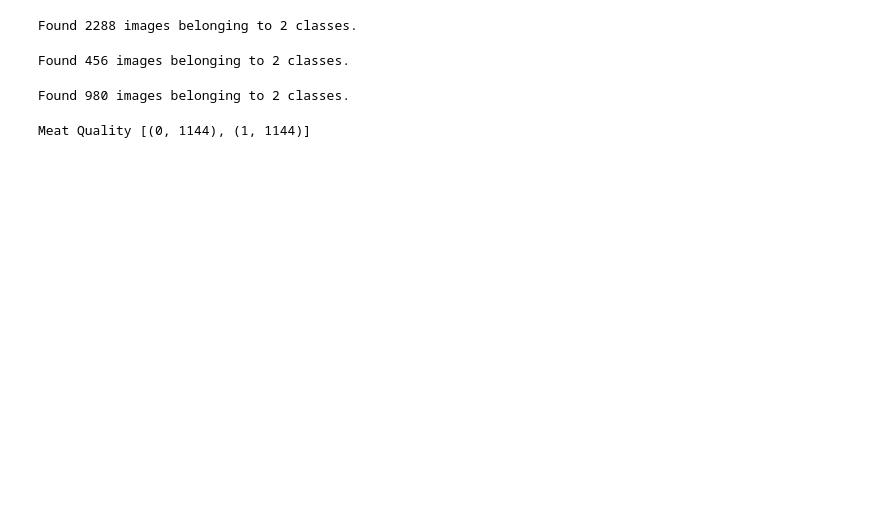
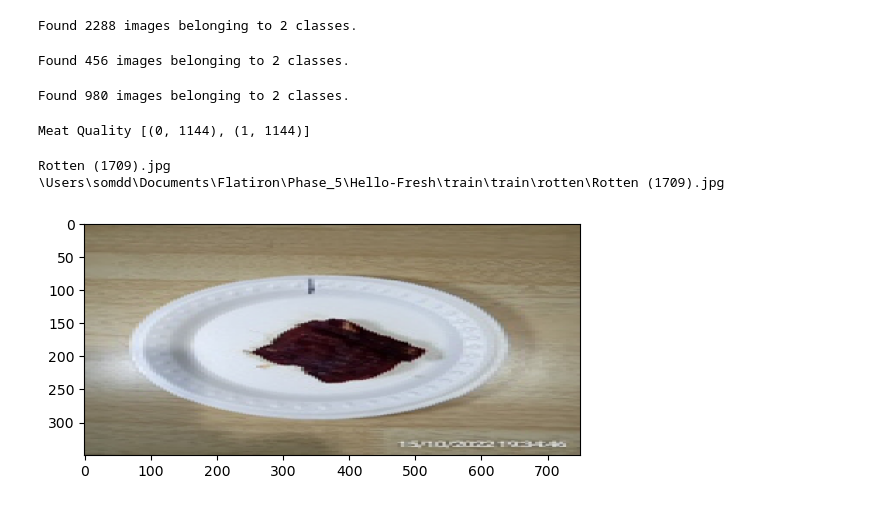
Before and after one commit to ddcots24/Hello-Fresh, a Jupyter notebook: Hello_Fresh.ipynb, the cells around one changed output. Drawn from its saved outputs; the diff is of its cells as text; code cells hidden in the pictures; blank space fills up the shorter version.

Commit message:
Visualizing the data

```diff
--- a/Hello_Fresh.ipynb
+++ b/Hello_Fresh.ipynb
@@ -36,0 +66,13 @@ Meat Quality [(0, 1144), (1, 1144)]
+# %%
+def print_image(condition, index):
+    image = os.listdir('\\Users\\somdd\\Documents\\Flatiron\\Phase_5\\Hello-Fresh\\train\\train\\{}'.format(condition))[index]
+    print(image)
+    path = '\\Users\\somdd\\Documents\\Flatiron\\Phase_5\\Hello-Fresh\\train\\train\\{}\\{}'.format(condition,image)
+    print(path)
+    plt.imshow(tf.keras.utils.load_img(path, target_size=(350, 750)))
+# %%
+print_image('rotten', 30)
+# %% [output]
+Rotten (1709).jpg
+\Users\somdd\Documents\Flatiron\Phase_5\Hello-Fresh\train\train\rotten\Rotten (1709).jpg
+[figure, added]
```
Also changed, not shown: parts of 10 cells of this notebook.
